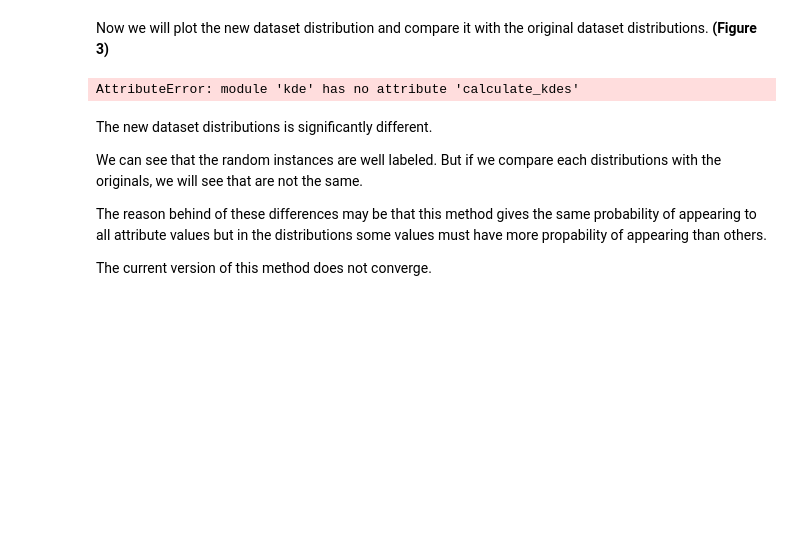
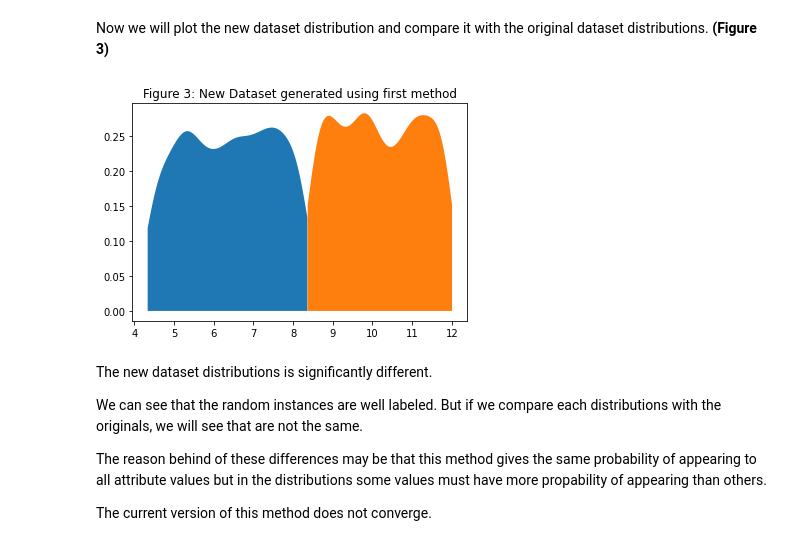
Before and after one commit to Mydherin/synthetic-dataset, a Jupyter notebook: proposal.ipynb, the cells around one changed output. Drawn from its saved outputs; the diff is of its cells as text; code cells hidden in the pictures; blank space fills up the shorter version.

Commit message:
Split KDEs and ranges calculation in differente methods

```diff
--- a/proposal.ipynb
+++ b/proposal.ipynb
@@ -49,7 +49,7 @@ For this case, we will calculate two `KDEs` (1 for category `0`, 1 for category
 import kde
 
 # Caculate KDEs
-kdes, ranges = kde.kdes(df)
+kdes = kde.kdes(df)
 # %% [markdown]
 To make sure `PDFs` estimation are right, we will plot the dataset distributions using the previous calculated `KDEs`. **(Figure 2)**
 # %%
@@ -72,26 +72,26 @@ The minimun amount of instances per category is a parameter which depends of the
 
 We are going to define attributes intervals.
 # %%
-# Get attributes intervals
-attributes_intervals = dataset.attributes_intervals(df)
+# Get attributes ranges
+attributes_ranges = dataset.attributes_ranges(df)
 # %% [markdown]
 We are going to generate instances and label it until reach the target amount of new instances per category.
 # %%
 # Define amount of new instances per category
 n_instances = 1000
 # Build nw dataset
-new_df = kde.random_generation(n_instances, kdes, attributes_intervals, df.columns, seed)
+new_df = kde.random_generation(n_instances, kdes, attributes_ranges, df.columns, seed)
 # %% [markdown]
 Now we will plot the new dataset distribution and compare it with the original dataset distributions. **(Figure 3)**
 # %%
 # Calculate new kdes of the new dataset
-new_kdes = kde.kdes(new_df)[0]
+new_kdes = kde.kdes(new_df)
 
 # Plot new dataset
 title = "Figure 3: New Dataset generated using first method"
-kde.plot_2d(title, new_df, new_kdes, ranges)
+kde.plot_2d(title, new_df, new_kdes)
 # %% [output]
-AttributeError: module 'kde' has no attribute 'calculate_kdes'
+[figure, added]
 # %% [markdown]
 The new dataset distributions is significantly different.
 
```
Also changed, not shown: parts of 1 cell of this notebook, 2 other files.
